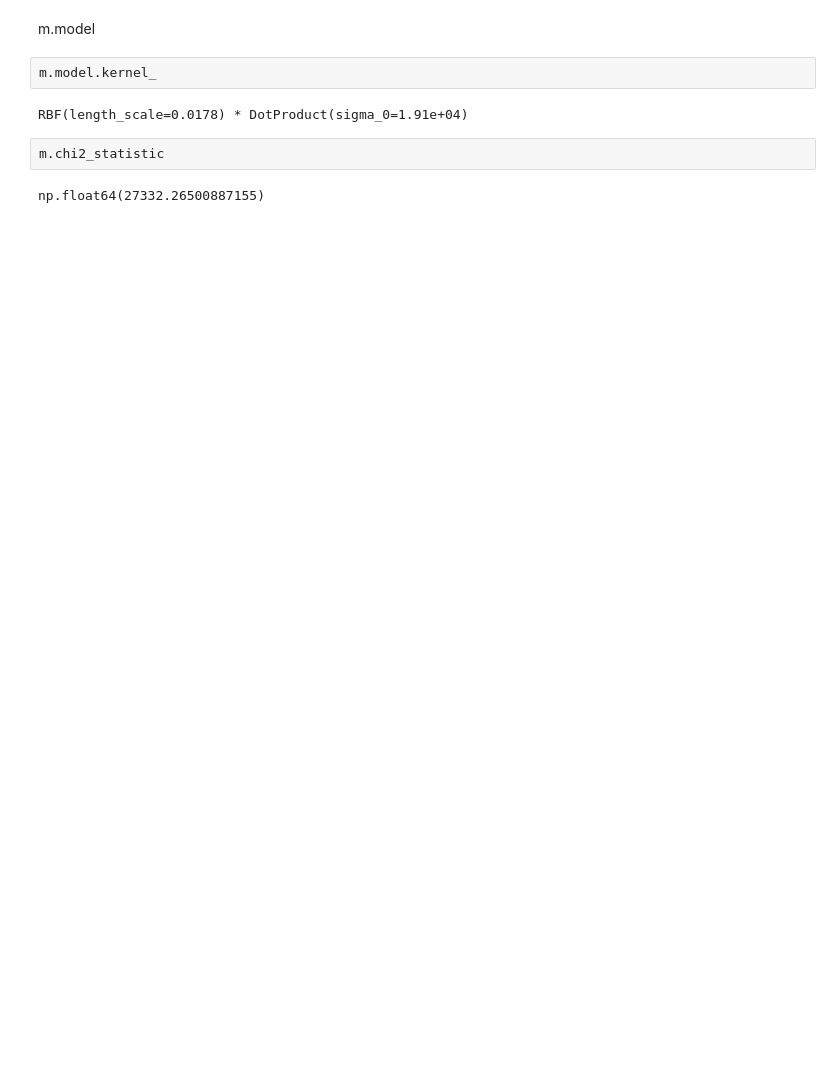
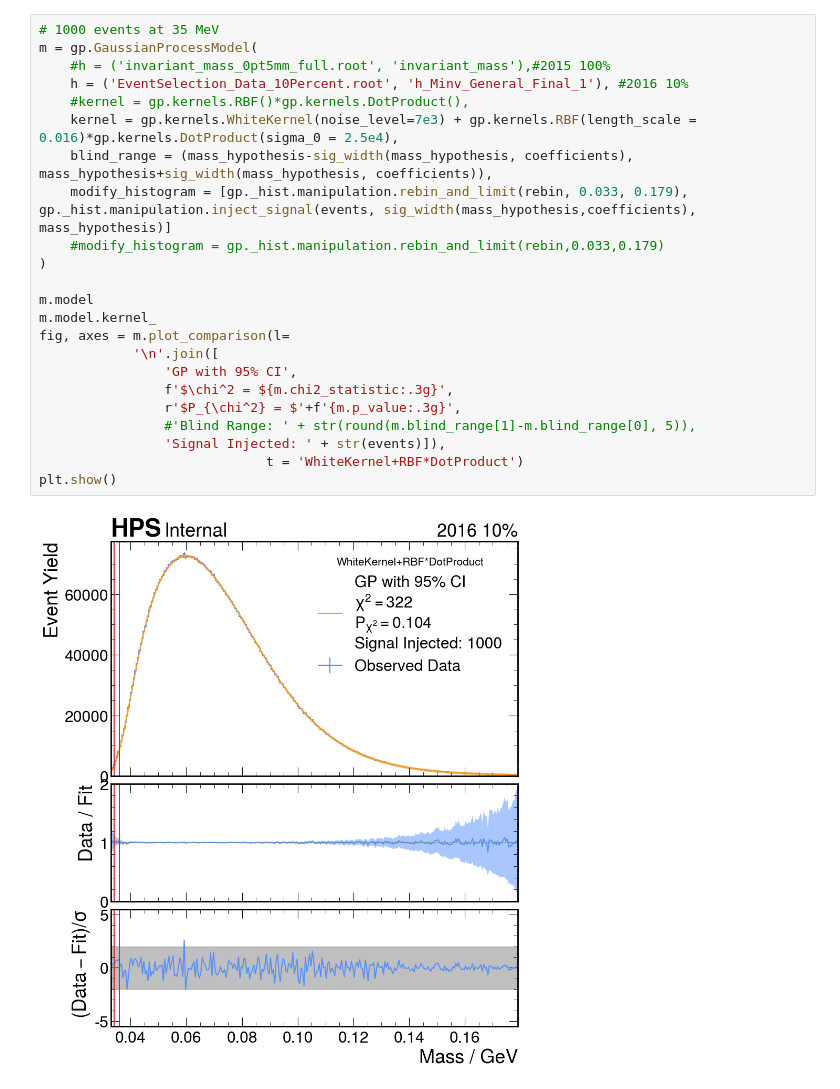
Before and after one commit to aidanchsu2/Gaussian-Process-Resonance-Search, a Jupyter notebook: notebooks/fitdisplay_signal.ipynb, the cells around one changed output. Saved outputs shown, nothing was run; the diff lists cells and outputs as text; blank space fills up the shorter version.

```diff
--- a/notebooks/fitdisplay_signal.ipynb
+++ b/notebooks/fitdisplay_signal.ipynb
@@ -39,10 +25,25 @@ with open('output.pkl','wb') as f:
-# %% [markdown]
-m.model
-# %%
-m.model.kernel_
-# %% [output]
-RBF(length_scale=0.0178) * DotProduct(sigma_0=1.91e+04)
-# %%
-m.chi2_statistic
-# %% [output]
-np.float64(27332.26500887155)
+# %%
+# 1000 events at 35 MeV
+m = gp.GaussianProcessModel(
+    #h = ('invariant_mass_0pt5mm_full.root', 'invariant_mass'),#2015 100%
+    h = ('EventSelection_Data_10Percent.root', 'h_Minv_General_Final_1'), #2016 10%
+    #kernel = gp.kernels.RBF()*gp.kernels.DotProduct(),
+    kernel = gp.kernels.WhiteKernel(noise_level=7e3) + gp.kernels.RBF(length_scale = 0.016)*gp.kernels.DotProduct(sigma_0 = 2.5e4),
+    blind_range = (mass_hypothesis-sig_width(mass_hypothesis, coefficients), mass_hypothesis+sig_width(mass_hypothesis, coefficients)),
+    modify_histogram = [gp._hist.manipulation.rebin_and_limit(rebin, 0.033, 0.179), gp._hist.manipulation.inject_signal(events, sig_width(mass_hypothesis,coefficients), mass_hypothesis)]
+    #modify_histogram = gp._hist.manipulation.rebin_and_limit(rebin,0.033,0.179)
+)
+
+m.model
+m.model.kernel_
+fig, axes = m.plot_comparison(l=
+            '\n'.join([
+                'GP with 95% CI',
+                f'$\chi^2 = ${m.chi2_statistic:.3g}',
+                r'$P_{\chi^2} = $'+f'{m.p_value:.3g}',
+                #'Blind Range: ' + str(round(m.blind_range[1]-m.blind_range[0], 5)),
+                'Signal Injected: ' + str(events)]),
+                             t = 'WhiteKernel+RBF*DotProduct')
+plt.show()
+# %% [output]
+[figure, added]
```
Also changed, not shown: parts of 1 cell of this notebook, 10 other files.
